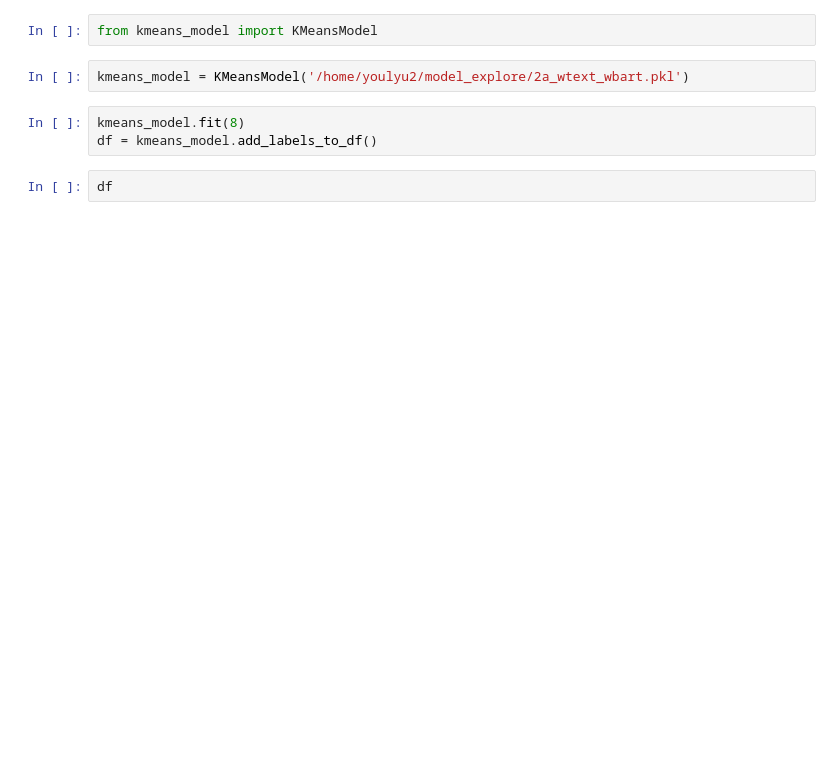
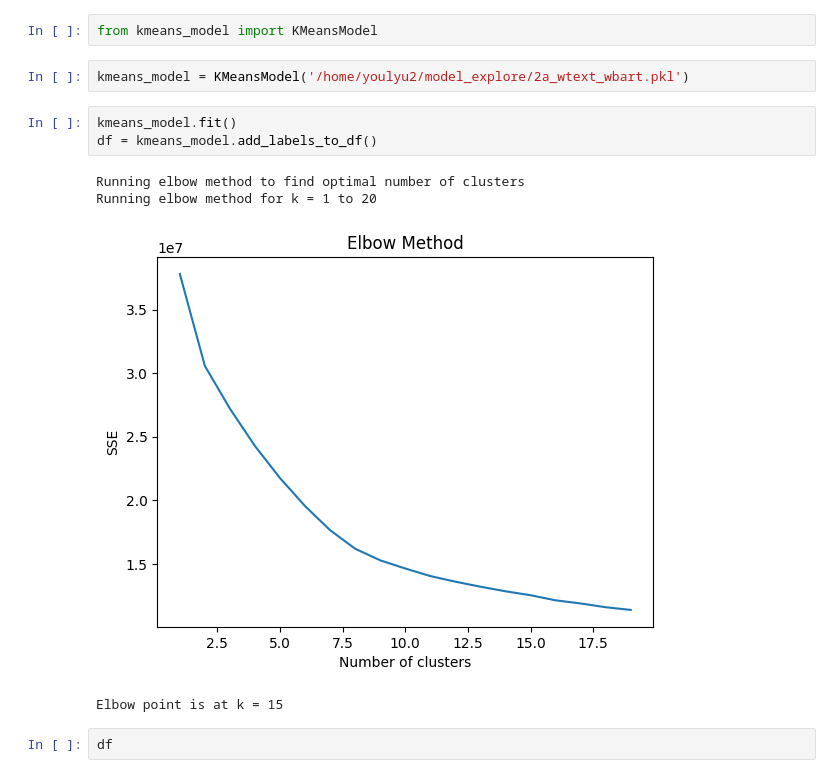
Before and after one commit to cyphydev/Leo_New_Model_Tryout, a Jupyter notebook: kmeans/use_model_example.ipynb, the cells around one changed output. Cells and saved outputs as stored; diff of their text form; blank space fills up the shorter version.

Commit message:
update use model example

```diff
--- a/kmeans/use_model_example.ipynb
+++ b/kmeans/use_model_example.ipynb
@@ -3,8 +3,13 @@ from kmeans_model import KMeansModel
 # %%
 kmeans_model = KMeansModel('/home/youlyu2/model_explore/2a_wtext_wbart.pkl')
 # %%
-kmeans_model.fit(8)
+kmeans_model.fit()
 df = kmeans_model.add_labels_to_df()
+# %% [output]
+Running elbow method to find optimal number of clusters
+Running elbow method for k = 1 to 20
+[figure, added]
+Elbow point is at k = 15
 # %%
 df
 # %% [output]
```
Also changed, not shown: 1 other file.
